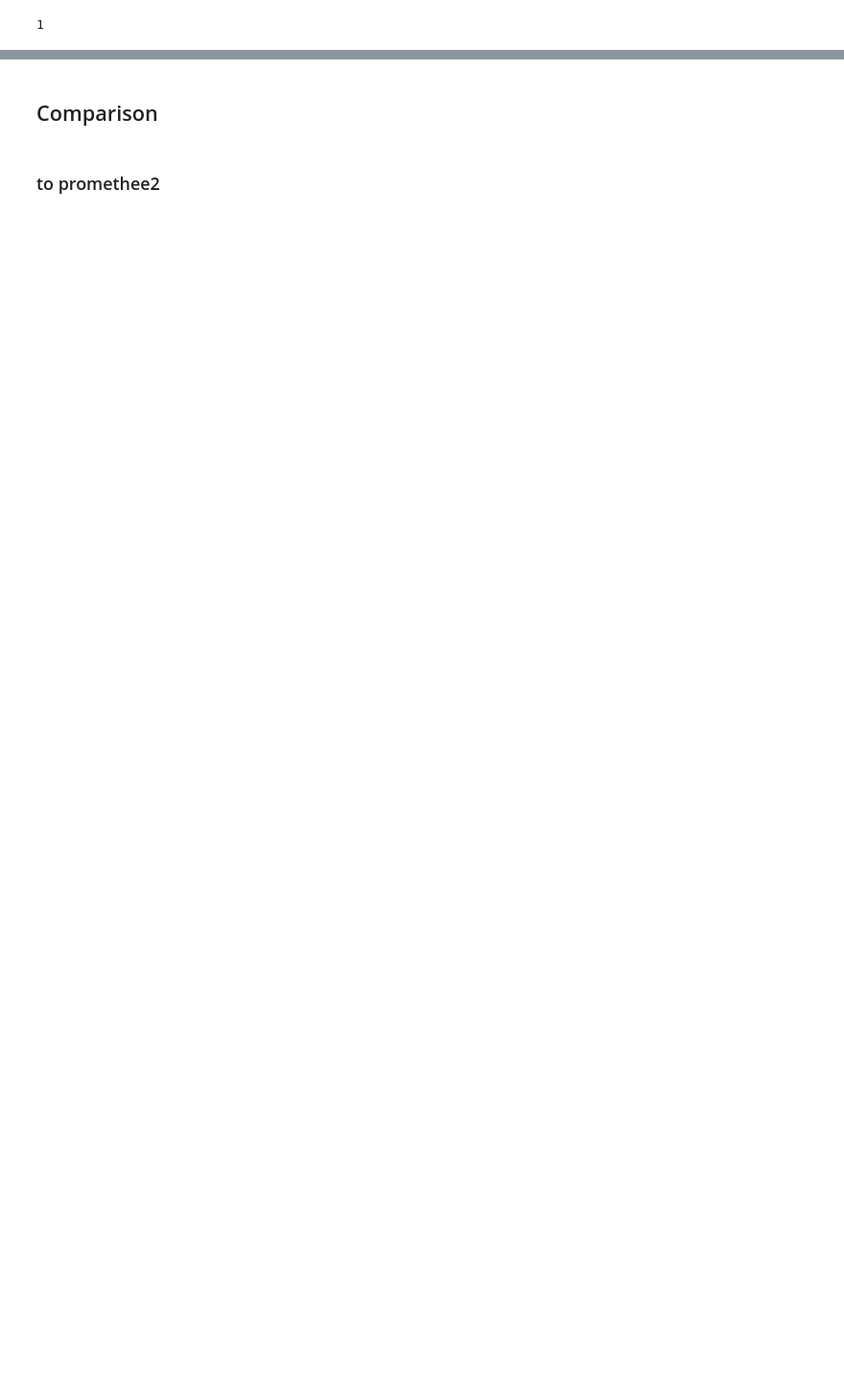
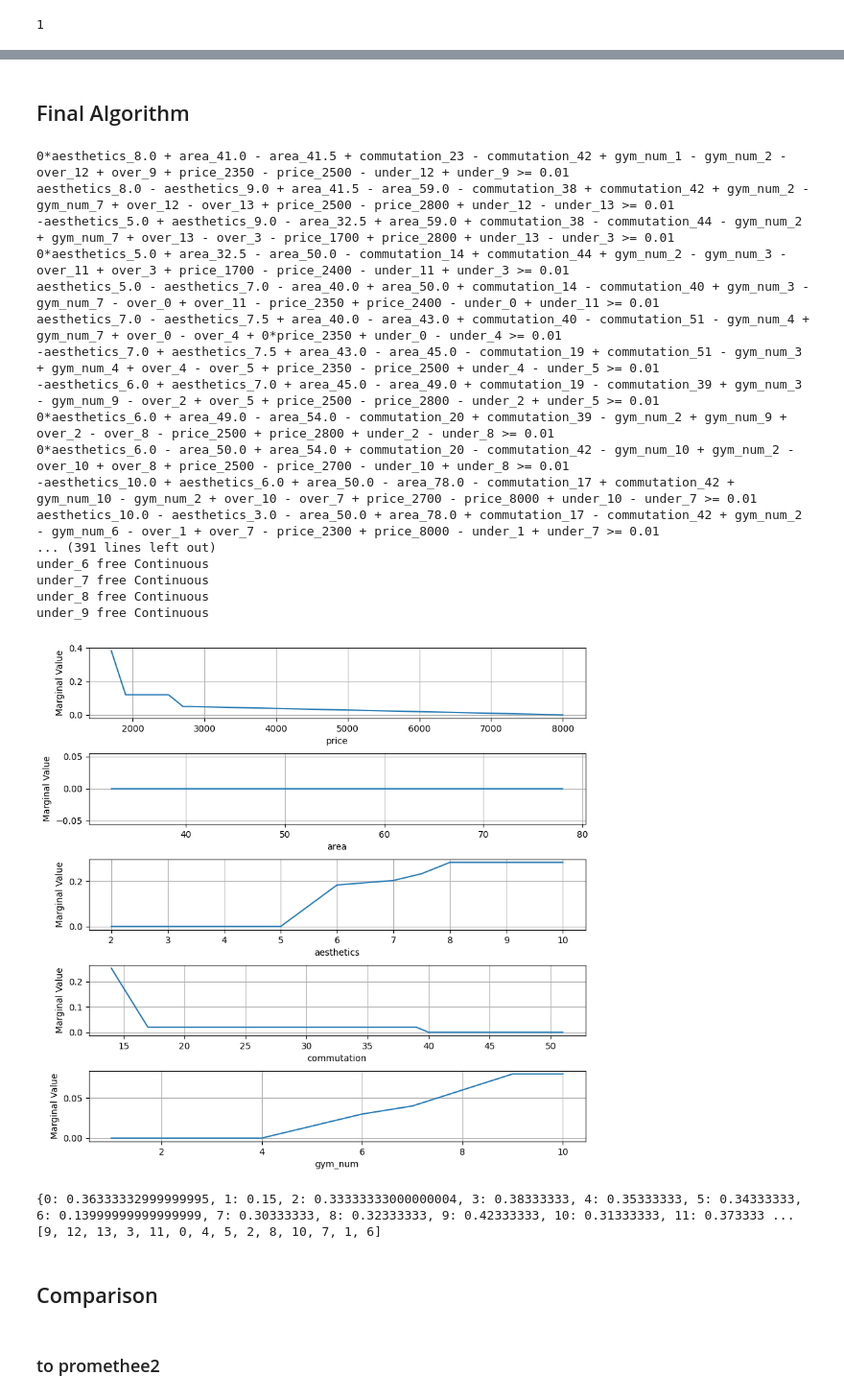
Before and after one commit to krystianMoras/decision_analysis_projects, a Jupyter notebook: uta.ipynb, the cells around one changed output, grey strips where cells are left out. Shown at 96% size. Drawn from its saved outputs; the diff is of its cells as text; code cells hidden in the pictures; blank space fills up the shorter version.

```diff
--- a/uta.ipynb
+++ b/uta.ipynb
@@ -320,0 +362,6 @@ print(ranking,ranking_2)
+# %%
+#comparisons = ranking_to_comparisons(ranking)
+comparisons = []
+comparisons.extend([(12,9),(9,6),(6,12),(6,9),(9,12)])
+# 12 > 9 > 6 ; 6 > 12 ; 6 > 9
+comparisons
@@ -320,0 +426,10 @@ print(ranking,ranking_2)
+# %%
+def remove_subset(comparisons,subset):
+    for var in subset:
+        split = var.name.split("_")
+        greater, lesser = split[1],split[2]
+        #print((int(greater),int(lesser)))
+        comparisons.remove((int(greater),int(lesser)))
+    return comparisons
+
+remove_subset(comparisons, subsets[0])
@@ -321,3 +438,59 @@ print(ranking,ranking_2)
+# %% [markdown]
+## Final Algorithm
+# %%
+def uta(alternatives,gains,ranking):
+    comparisons = ranking_to_comparisons(ranking)
+    subsets = find_inconsistencies(alternatives,comparisons,gains)
+    if len(subsets[0]) > 0:
+        print("Removing subsets")
+        print(subsets)
+        remove_subset(comparisons, subsets[0])
+
+    prob = pulp.LpProblem("UTA_Method_with_Binary_Inconsistency_Solver", pulp.LpMinimize)
+    prob = estimation_constraints(len(alternatives), prob)
+    vars = criterion_values_variables(alternatives)
+
+    gains = {"price": False, "area": True, "aesthetics": True, "commutation": False, "gym_num": True}
+
+    prob = criterion_values_constraints(alternatives, vars, prob, gains)
+
+    prob = pairwise_comparisons(prob,vars,alternatives,comparisons)
+
+    prob.solve()
+    print(prob)
+
+    plot_marginal_values(prob.variablesDict())
+
+    ranking_2 = calculate_ranking(alternatives, prob.variablesDict())
+    print(ranking_2)
+
+alternatives = get_alternatives()
+gains = {"price": False, "area": True, "aesthetics": True, "commutation": False, "gym_num": True}
+ranking = [9,12,13,3,11,0,4,5,2,8,10,7,1,6]
+#ranking = [12,13,9,0,11,3,4,5,2,8,10,7,1,6]
+#ranking = sorted(ranking)
+uta(alternatives,gains,ranking)
+# %% [output]
+0*aesthetics_8.0 + area_41.0 - area_41.5 + commutation_23 - commutation_42 + gym_num_1 - gym_num_2 - over_12 + over_9 + price_2350 - price_2500 - under_12 + under_9 >= 0.01
+aesthetics_8.0 - aesthetics_9.0 + area_41.5 - area_59.0 - commutation_38 + commutation_42 + gym_num_2 - gym_num_7 + over_12 - over_13 + price_2500 - price_2800 + under_12 - under_13 >= 0.01
+-aesthetics_5.0 + aesthetics_9.0 - area_32.5 + area_59.0 + commutation_38 - commutation_44 - gym_num_2 + gym_num_7 + over_13 - over_3 - price_1700 + price_2800 + under_13 - under_3 >= 0.01
+0*aesthetics_5.0 + area_32.5 - area_50.0 - commutation_14 + commutation_44 + gym_num_2 - gym_num_3 - over_11 + over_3 + price_1700 - price_2400 - under_11 + under_3 >= 0.01
+aesthetics_5.0 - aesthetics_7.0 - area_40.0 + area_50.0 + commutation_14 - commutation_40 + gym_num_3 - gym_num_7 - over_0 + over_11 - price_2350 + price_2400 - under_0 + under_11 >= 0.01
+aesthetics_7.0 - aesthetics_7.5 + area_40.0 - area_43.0 + commutation_40 - commutation_51 - gym_num_4 + gym_num_7 + over_0 - over_4 + 0*price_2350 + under_0 - under_4 >= 0.01
+-aesthetics_7.0 + aesthetics_7.5 + area_43.0 - area_45.0 - commutation_19 + commutation_51 - gym_num_3 + gym_num_4 + over_4 - over_5 + price_2350 - price_2500 + under_4 - under_5 >= 0.01
+-aesthetics_6.0 + aesthetics_7.0 + area_45.0 - area_49.0 + commutation_19 - commutation_39 + gym_num_3 - gym_num_9 - over_2 + over_5 + price_2500 - price_2800 - under_2 + under_5 >= 0.01
+0*aesthetics_6.0 + area_49.0 - area_54.0 - commutation_20 + commutation_39 - gym_num_2 + gym_num_9 + over_2 - over_8 - price_2500 + price_2800 + under_2 - under_8 >= 0.01
+0*aesthetics_6.0 - area_50.0 + area_54.0 + commutation_20 - commutation_42 - gym_num_10 + gym_num_2 - over_10 + over_8 + price_2500 - price_2700 - under_10 + under_8 >= 0.01
+-aesthetics_10.0 + aesthetics_6.0 + area_50.0 - area_78.0 - commutation_17 + commutation_42 + gym_num_10 - gym_num_2 + over_10 - over_7 + price_2700 - price_8000 + under_10 - under_7 >= 0.01
+aesthetics_10.0 - aesthetics_3.0 - area_50.0 + area_78.0 + commutation_17 - commutation_42 + gym_num_2 - gym_num_6 - over_1 + over_7 - price_2300 + price_8000 - under_1 + under_7 >= 0.01
+... (391 lines left out)
+under_6 free Continuous
+under_7 free Continuous
+under_8 free Continuous
+under_9 free Continuous
+[figure, added]
+{0: 0.36333332999999995, 1: 0.15, 2: 0.33333333000000004, 3: 0.38333333, 4: 0.35333333, 5: 0.34333333, 6: 0.13999999999999999, 7: 0.30333333, 8: 0.32333333, 9: 0.42333333, 10: 0.31333333, 11: 0.373333 ...
+[9, 12, 13, 3, 11, 0, 4, 5, 2, 8, 10, 7, 1, 6]
 # %% [markdown]
 ## Comparison
 # %% [markdown]
```
Also changed, not shown: parts of 20 cells of this notebook, 1 other file.
